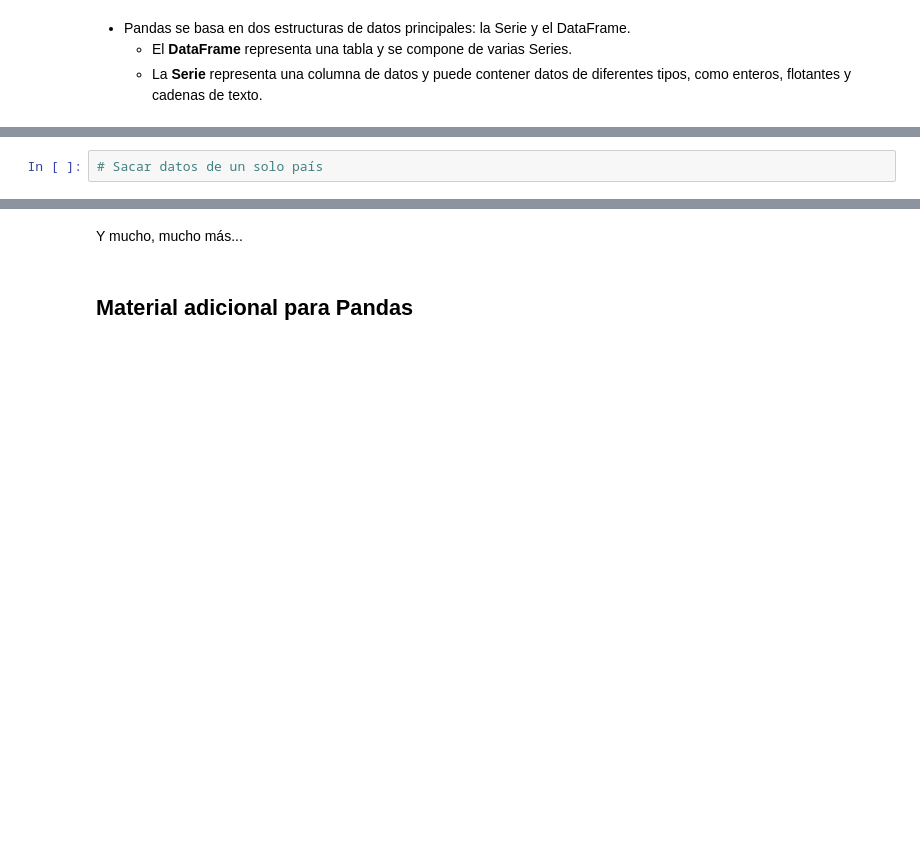
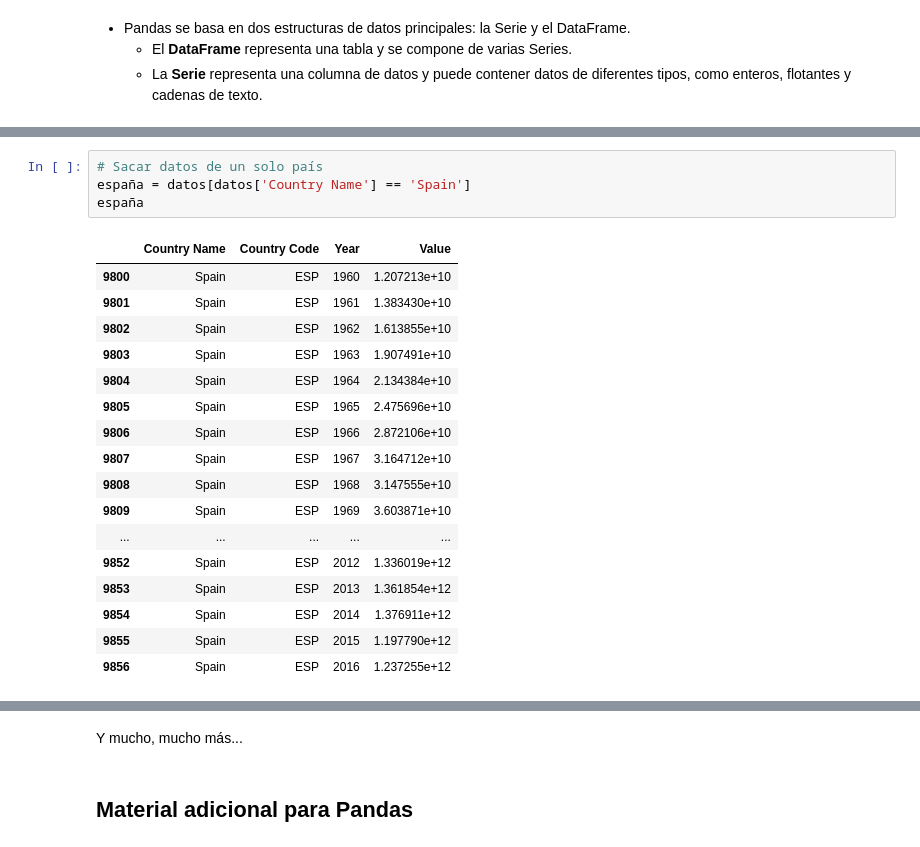
Before and after one commit to jgchaparro/Seminario-Introduccion-Python-Ironhack-16-04-2023, a Jupyter notebook: Introducción a Python Ironhack - Versión del estudiante.ipynb, the cells around one changed output, grey strips where cells are left out. Cells and saved outputs as stored; diff of their text form; blank space fills up the shorter version.

```diff
--- a/Introducción a Python Ironhack - Versión del estudiante.ipynb
+++ b/Introducción a Python Ironhack - Versión del estudiante.ipynb
@@ -345,4 +413,24 @@ lista_anidada = [[1, 2], [3, 4]]
 # %%
 # Sacar datos de un solo país
+españa = datos[datos['Country Name'] == 'Spain']
+españa
+# %% [output]
+|  | Country Name | Country Code | Year | Value |
+| 9800 | Spain | ESP | 1960 | 1.207213e+10 |
+| 9801 | Spain | ESP | 1961 | 1.383430e+10 |
+| 9802 | Spain | ESP | 1962 | 1.613855e+10 |
+| 9803 | Spain | ESP | 1963 | 1.907491e+10 |
+| 9804 | Spain | ESP | 1964 | 2.134384e+10 |
+| 9805 | Spain | ESP | 1965 | 2.475696e+10 |
+| 9806 | Spain | ESP | 1966 | 2.872106e+10 |
+| 9807 | Spain | ESP | 1967 | 3.164712e+10 |
+| 9808 | Spain | ESP | 1968 | 3.147555e+10 |
+| 9809 | Spain | ESP | 1969 | 3.603871e+10 |
+| ... | ... | ... | ... | ... |
+| 9852 | Spain | ESP | 2012 | 1.336019e+12 |
+| 9853 | Spain | ESP | 2013 | 1.361854e+12 |
+| 9854 | Spain | ESP | 2014 | 1.376911e+12 |
+| 9855 | Spain | ESP | 2015 | 1.197790e+12 |
+| 9856 | Spain | ESP | 2016 | 1.237255e+12 |
 # %%
 # Ordenar de mayor a menor
```
Also changed, not shown: parts of 33 cells of this notebook.
